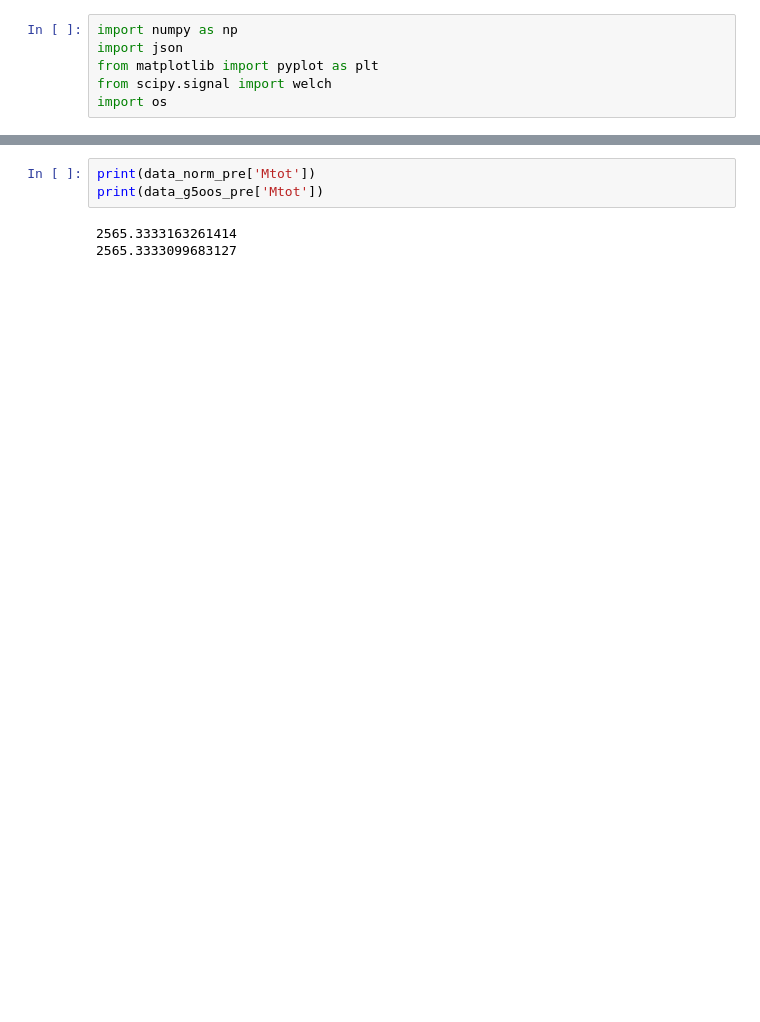
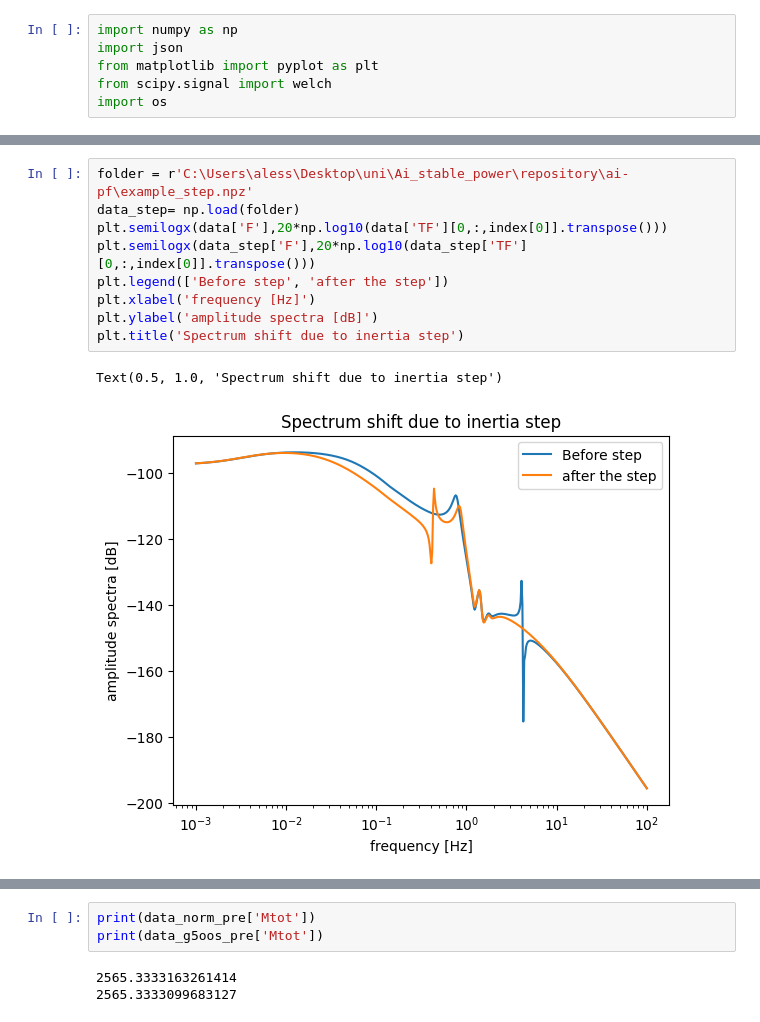
Before and after one commit to Ale20BruMalaussen/ai-pf, a Jupyter notebook: file analyzer.ipynb, the cells around one changed output, grey strips where cells are left out. Cells and saved outputs as stored; diff of their text form; blank space fills up the shorter version.

```diff
--- a/file analyzer.ipynb
+++ b/file analyzer.ipynb
@@ -7,3 +21,15 @@ import os
+# %%
+folder = r'C:\Users\aless\Desktop\uni\Ai_stable_power\repository\ai-pf\example_step.npz'
+data_step= np.load(folder)
+plt.semilogx(data['F'],20*np.log10(data['TF'][0,:,index[0]].transpose()))
+plt.semilogx(data_step['F'],20*np.log10(data_step['TF'][0,:,index[0]].transpose()))
+plt.legend(['Before step', 'after the step'])
+plt.xlabel('frequency [Hz]')
+plt.ylabel('amplitude spectra [dB]')
+plt.title('Spectrum shift due to inertia step')
+# %% [output]
+Text(0.5, 1.0, 'Spectrum shift due to inertia step')
+[figure, added]
 # %%
 folder = r"C:\Users\aless\Desktop\dataset_AI_stablepower\small_experiments\confronto_spettri_gen_OOS\spettri"
 data_g5oos_low_h_pre = np.load(os.path.join(folder, 'IEEE39_AC_config_grid_former_reali_g5oos_low_inertia_pre_step.npz'), allow_pickle = True)
```
Also changed, not shown: parts of 7 cells of this notebook, 3 other files.
